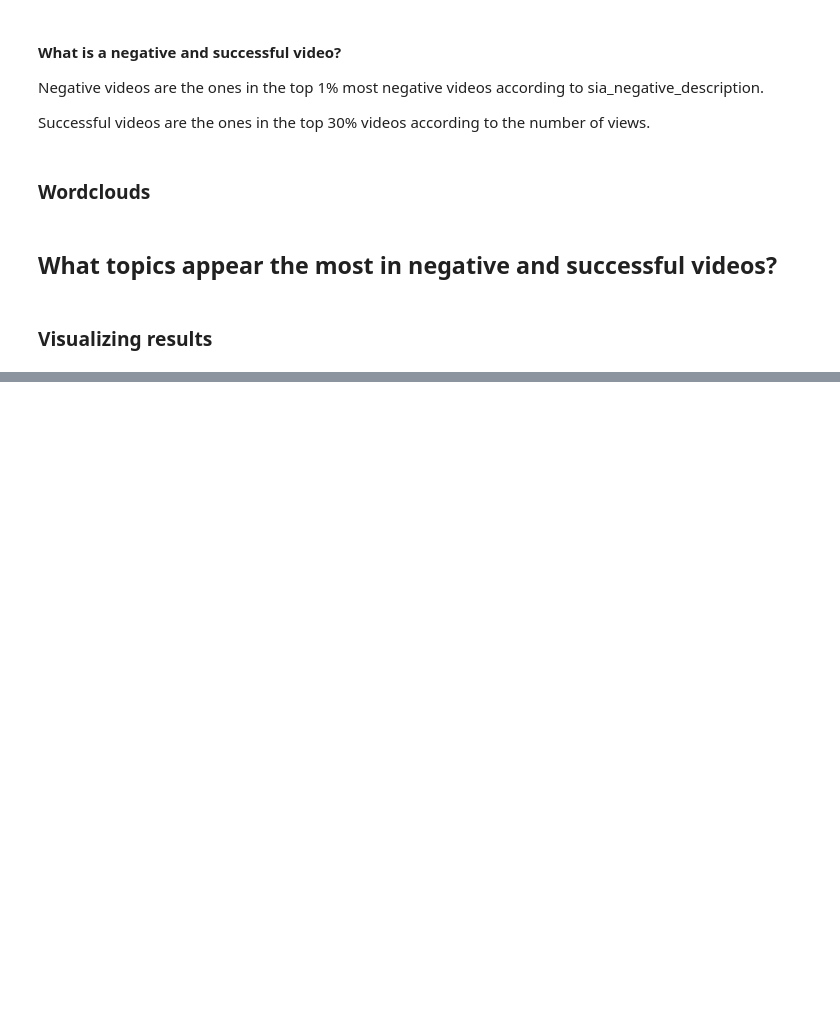
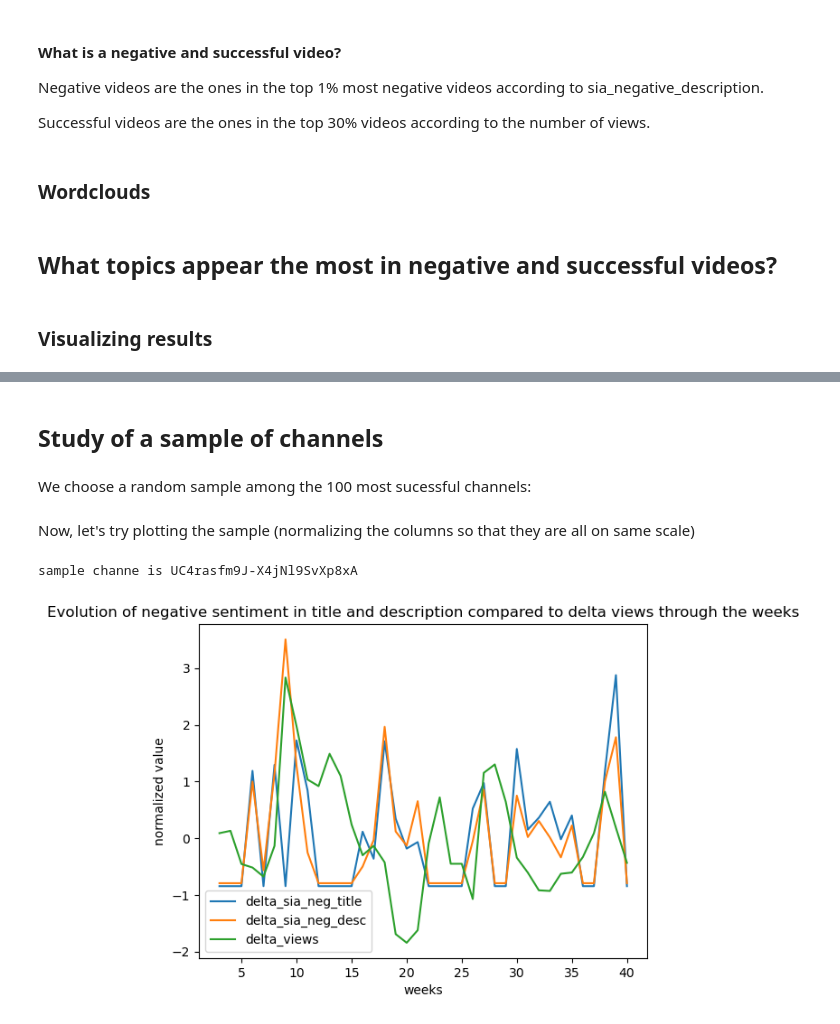
Before and after one commit to epfl-ada/ada-2022-project-adagang, a Jupyter notebook: main.ipynb, the cells around one changed output, grey strips where cells are left out. Saved outputs shown, nothing was run; the diff lists cells and outputs as text; code cells hidden in the pictures; blank space fills up the shorter version.

```diff
--- a/main.ipynb
+++ b/main.ipynb
@@ -544,0 +629,4 @@ pyLDAvis.display(vis)
+# %%
+def compute_delta(pred_val,curr_val):
+    delta = curr_val - pred_val
+    return delta, pred_val
@@ -544,0 +671,30 @@ pyLDAvis.display(vis)
+# %%
+chan_deltas_grouped = channel_deltas.groupby("channel")
+# %% [markdown]
+## Study of a sample of channels
+# %% [markdown]
+We choose a random sample among the 100 most sucessful channels:
+# %%
+n = 1
+a=np.arange(chan_deltas_grouped.ngroups)
+np.random.shuffle(a)
+sample_channel_deltas = channel_deltas[chan_deltas_grouped.ngroup().isin(a[:n])].groupby("channel")
+# %% [markdown]
+Now, let's try plotting the sample (normalizing the columns so that they are all on same scale)
+# %%
+def normalize(df):
+    df_ = df.drop(["channel"],axis=1)
+    df_ = df_.drop(["week_idx"],axis=1)
+    df_ = df_.dropna()
+    df_norm = (df_-df_.mean())/df_.std()
+    df_norm = pd.concat([df.week_idx,df_norm],axis=1)
+    return df_norm
+# %%
+# Negative title, desc compared to views
+for chan_id, chan_deltas in sample_channel_deltas:
+    print("sample channe is " + chan_id)
+    chan_deltas_norm = normalize(chan_deltas)
+    chan_deltas_norm.plot(x="week_idx",y=["delta_sia_neg_title","delta_sia_neg_desc","delta_views"], xlabel="weeks",ylabel="normalized value", title="Evolution of negative sentiment in title and description compared to delta views through the weeks")
+# %% [output]
+sample channe is UC4rasfm9J-X4jNl9SvXp8xA
+[figure, added]
```
Also changed, not shown: parts of 34 cells of this notebook.
